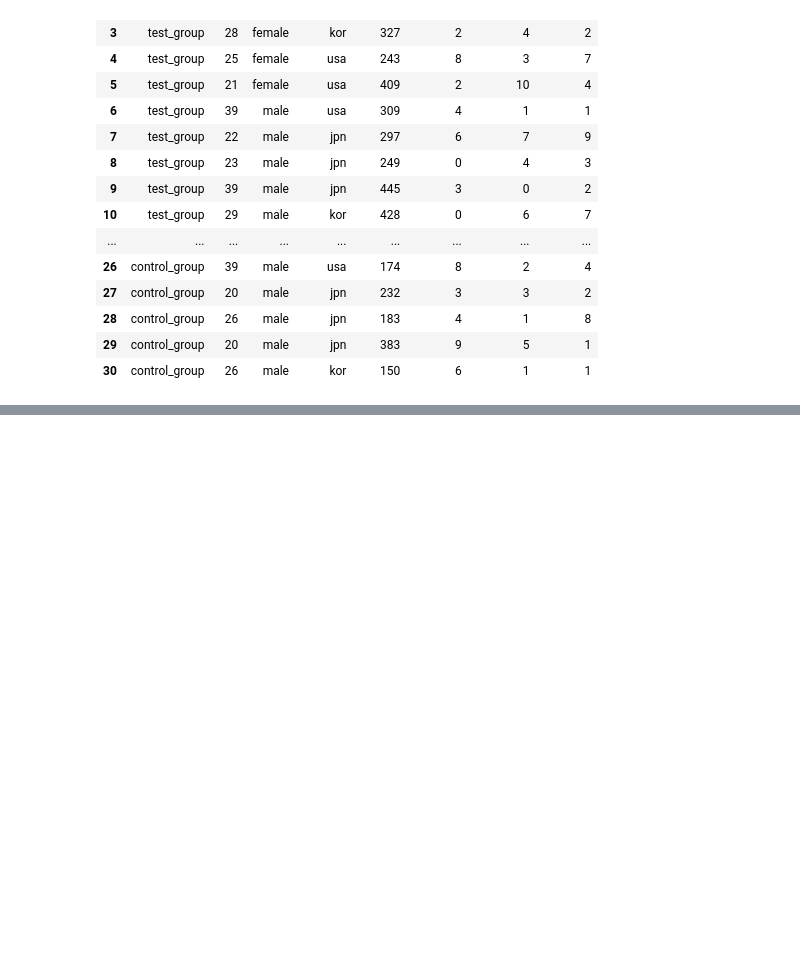
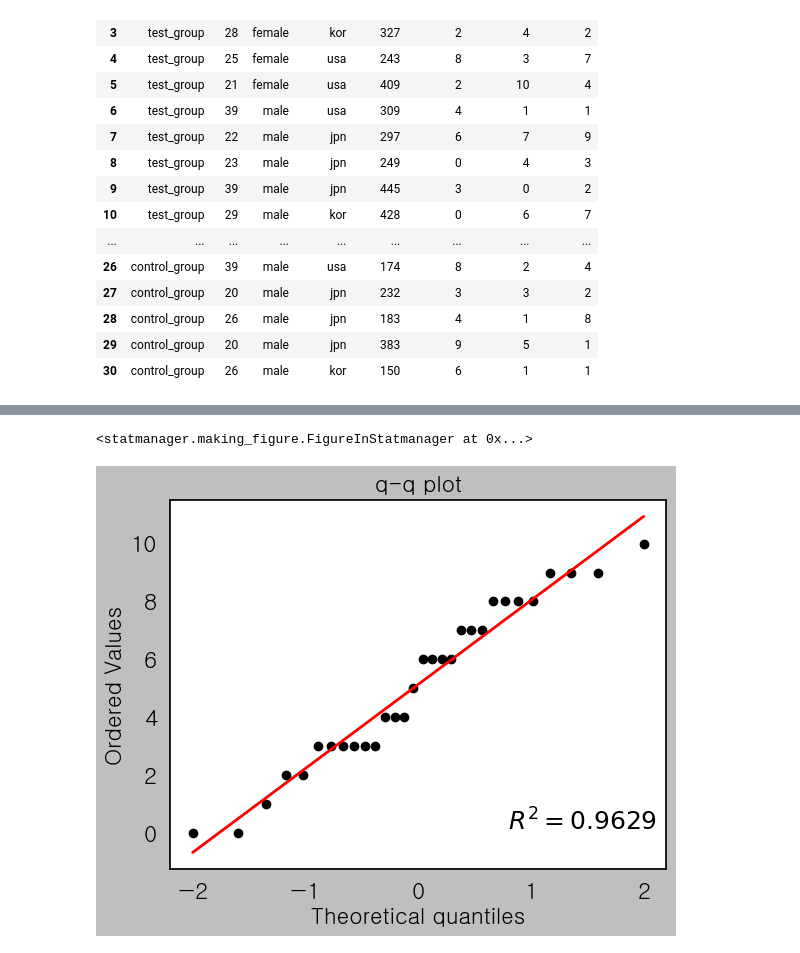
Before and after one commit to ckdckd145/statmanager-kr, a Jupyter notebook: test.ipynb, the cells around one changed output, grey strips where cells are left out. Saved outputs shown, nothing was run; the diff lists cells and outputs as text; code cells hidden in the pictures; blank space fills up the shorter version.

```diff
--- a/test.ipynb
+++ b/test.ipynb
@@ -504,0 +538,7 @@ The regression coefficient (coef) reflects the difference in EMMeans.
+# %%
+# If you want to make q-q plot, see examples below:
+
+sm.progress(method = 'qq_plot', vars = 'prescore')
+# %% [output]
+<statmanager.making_figure.FigureInStatmanager at 0x...>
+[figure, added]
```
Also changed, not shown: parts of 23 cells of this notebook.
